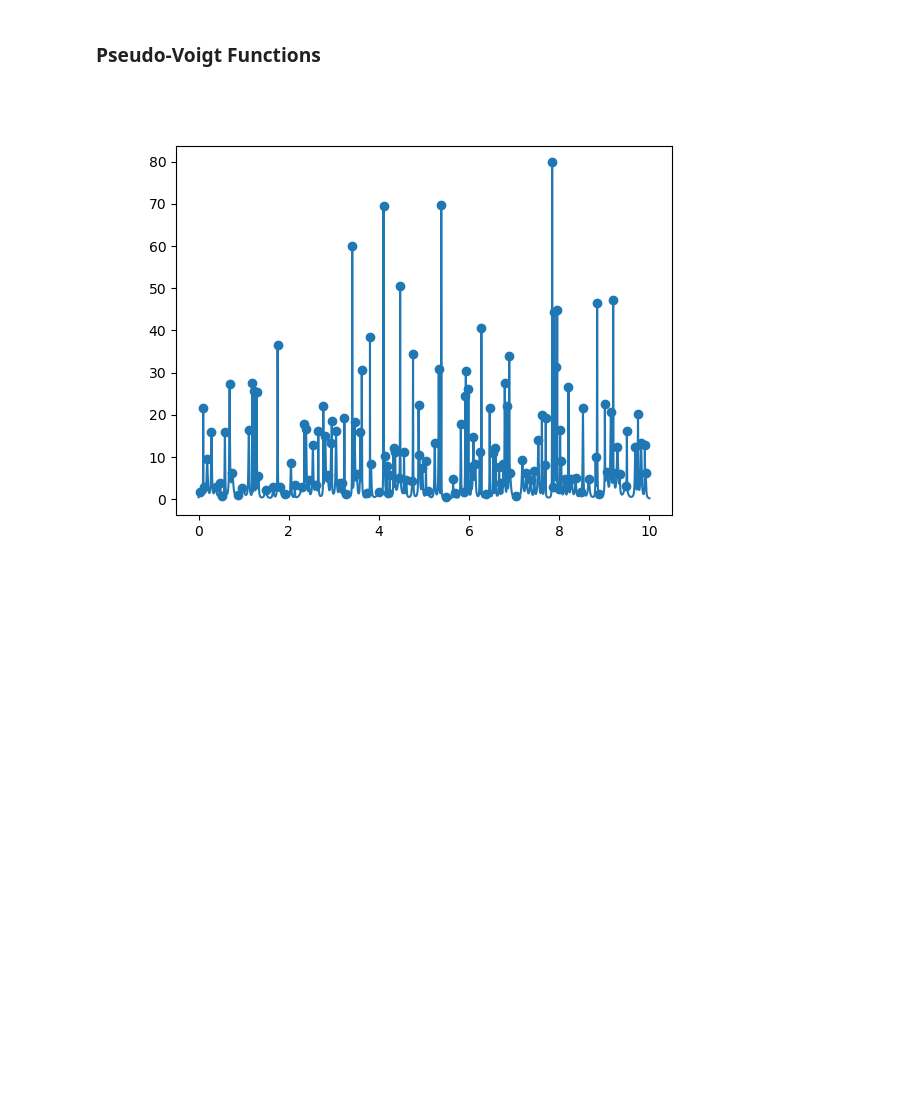
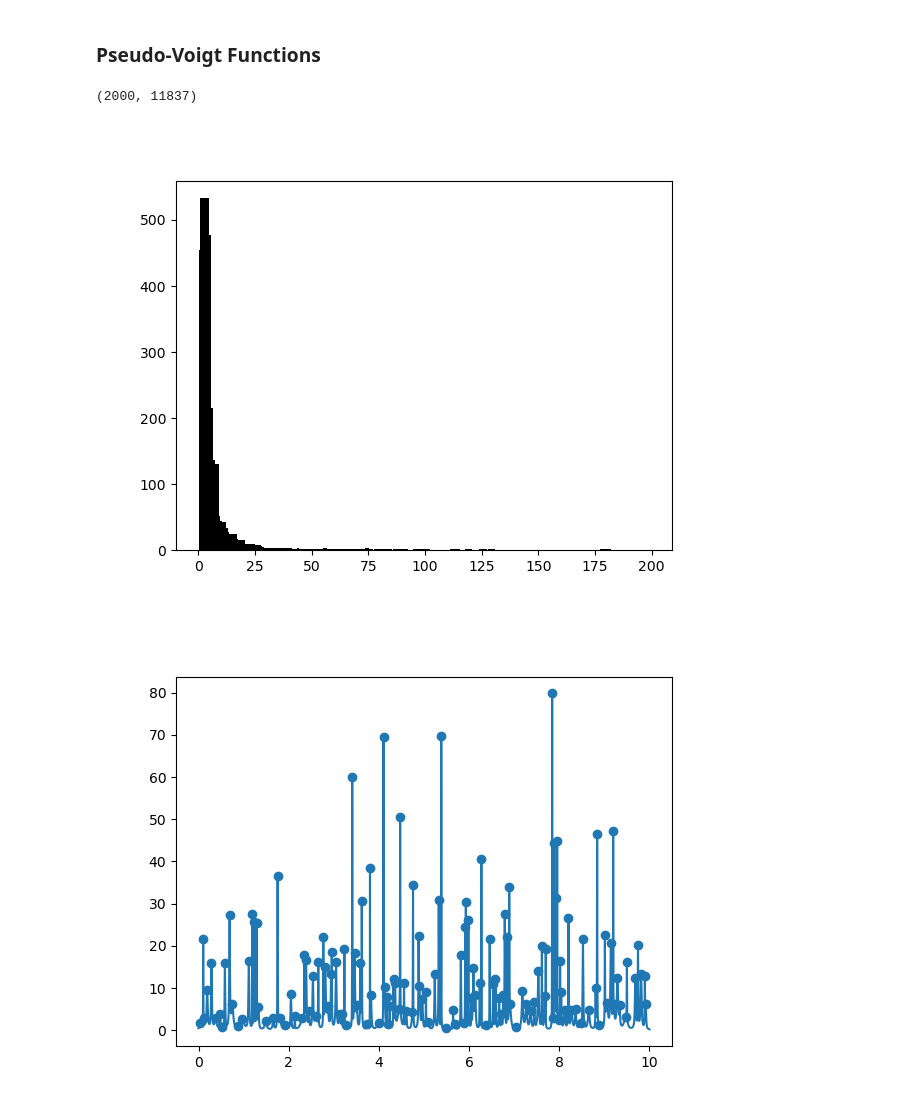
Before and after one commit to soniahasko/internship_2025, a Jupyter notebook: Analytical_Functions/sim_voigt.ipynb, the cells around one changed output. Saved outputs shown, nothing was run; the diff lists cells and outputs as text; code cells hidden in the pictures; blank space fills up the shorter version.

```diff
--- a/Analytical_Functions/sim_voigt.ipynb
+++ b/Analytical_Functions/sim_voigt.ipynb
@@ -9,10 +9,10 @@ from zipfile import ZipFile, ZIP_DEFLATED
 from scipy.special import voigt_profile
 # %%
 peak_densities_all = ['small', 'medium', 'large', 'very_large']
-peak_density = peak_densities_all[3]
+peak_density = peak_densities_all[0]
 # %%
 np.random.seed(42) # for reproducibility
-num_repetitions = 3000
+num_repetitions = 2000
 num_xs = 11837
 x = np.linspace(0, 10, num_xs)
 
@@ -84,3 +86,20 @@ for i in range(num_repetitions):
+# %%
+all_vals = []
+for i in range(binary_peaks.shape[0]):
+    just_peaks = np.where(binary_peaks[i] == 1)
+    idx = just_peaks[0]
+    vals = signals[i][idx]
+    all_vals.append(vals)
+# %%
+print(signals.shape)
+
+plt.figure()
+for i in range(signals.shape[0]):
+    plt.hist(all_vals[i], color='black', bins=40)
+plt.show()
+# %% [output]
+(2000, 11837)
+[figure, added]
 # %%
 plt.close('all')
 # %%
```
Also changed, not shown: parts of 1 cell of this notebook, 8 other files.
